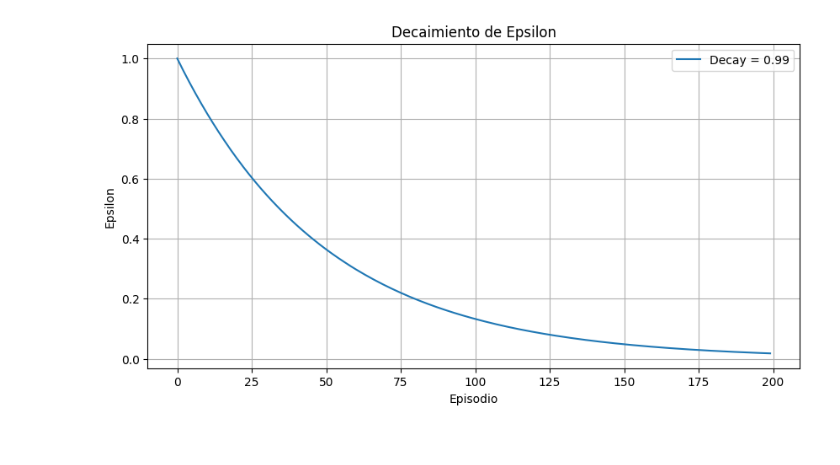
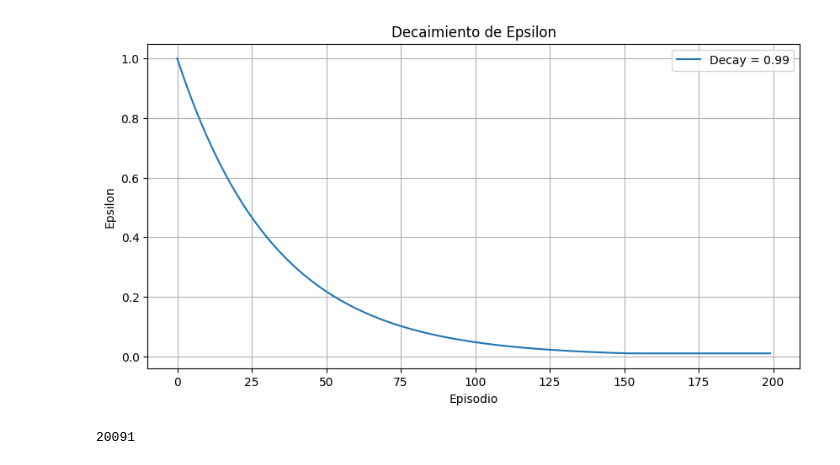
Before and after one commit to hypergalois/SmartGridsAI, a Jupyter notebook: reinceforcement_learning/auxiliares.ipynb, the cells around one changed output. Drawn from its saved outputs; the diff is of its cells as text; code cells hidden in the pictures.

```diff
--- a/reinceforcement_learning/auxiliares.ipynb
+++ b/reinceforcement_learning/auxiliares.ipynb
@@ -1,29 +4,38 @@
 # %%
-import matplotlib.pyplot as plt
-
 # Parámetros iniciales
 epsilon = 1.0
 epsilon_min = 0.01
-epsilon_decay = 0.98
+epsilon_decay = 0.97
 episodios = 200
 
 # Almacenar valores
 epsilons = []
 
 for episodio in range(episodios):
     epsilons.append(epsilon)
     if epsilon > epsilon_min:
         epsilon *= epsilon_decay
         epsilon = max(epsilon_min, epsilon)
 
 # Graficar
 plt.figure(figsize=(10, 5))
 plt.plot(epsilons, label=f'Decay = 0.99')
 plt.xlabel('Episodio')
 plt.ylabel('Epsilon')
 plt.title('Decaimiento de Epsilon')
 plt.grid(True)
 plt.legend()
 plt.show()
 # %% [output]
-[figure, old version]
+[figure, new version]
+# %%
+ # ================== Carga de datos ====================
+dataset_consumo = pd.read_csv('datasets/dataset_consumo.csv')
+dataset_produccion = pd.read_csv('datasets/dataset_produccion.csv')
+df = pd.merge(dataset_consumo, dataset_produccion, on=['datetime', 'id_casa'], how='inner')
+df.sort_values(['id_casa', 'datetime'], inplace=True, ignore_index=True)
+df_casa = df[df['id_casa'] == 3234].copy().reset_index(drop=True)
+
+print(len(df_casa))
+# %% [output]
+20091
```
Also changed, not shown: parts of 2 cells of this notebook, 3 other files.
